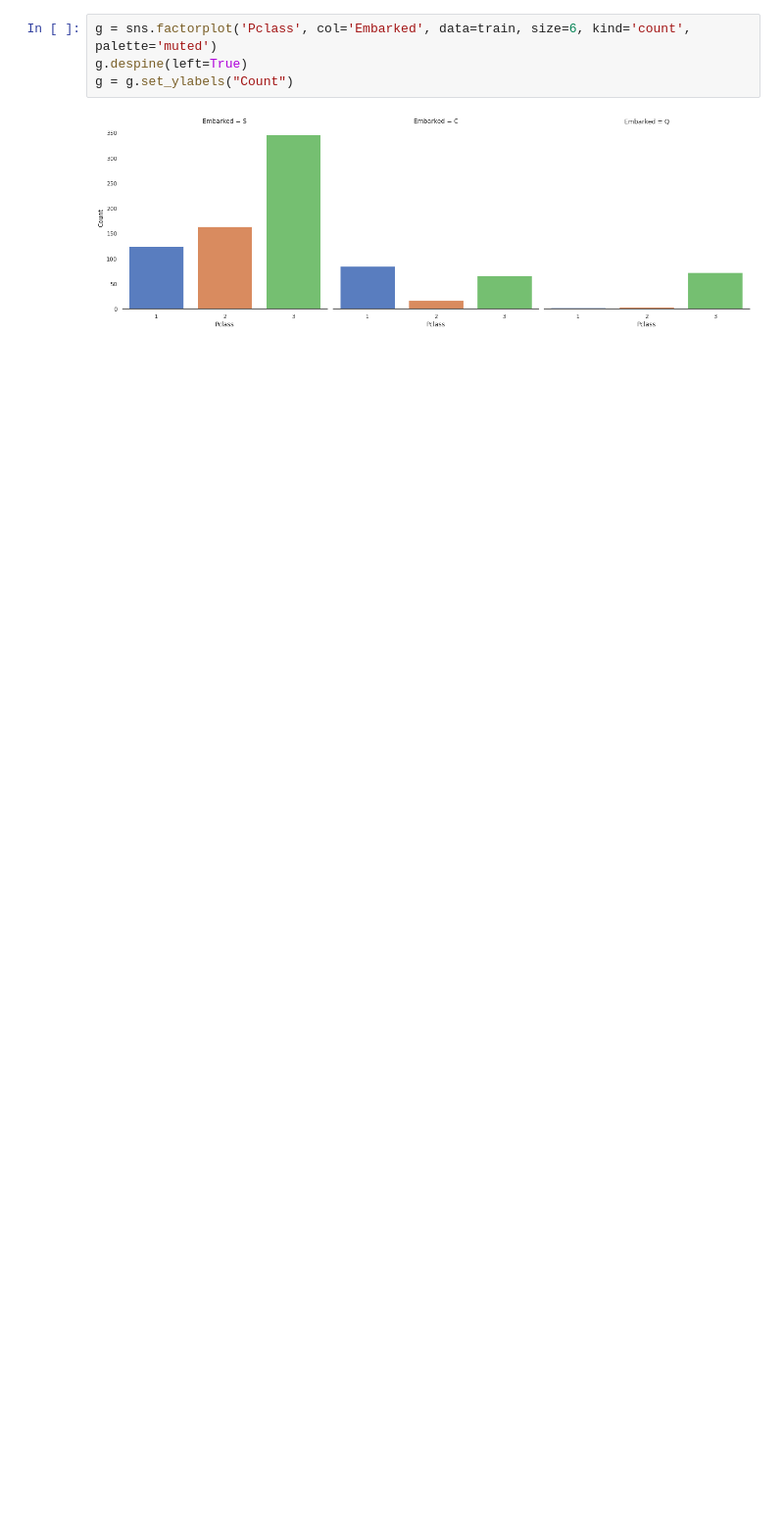
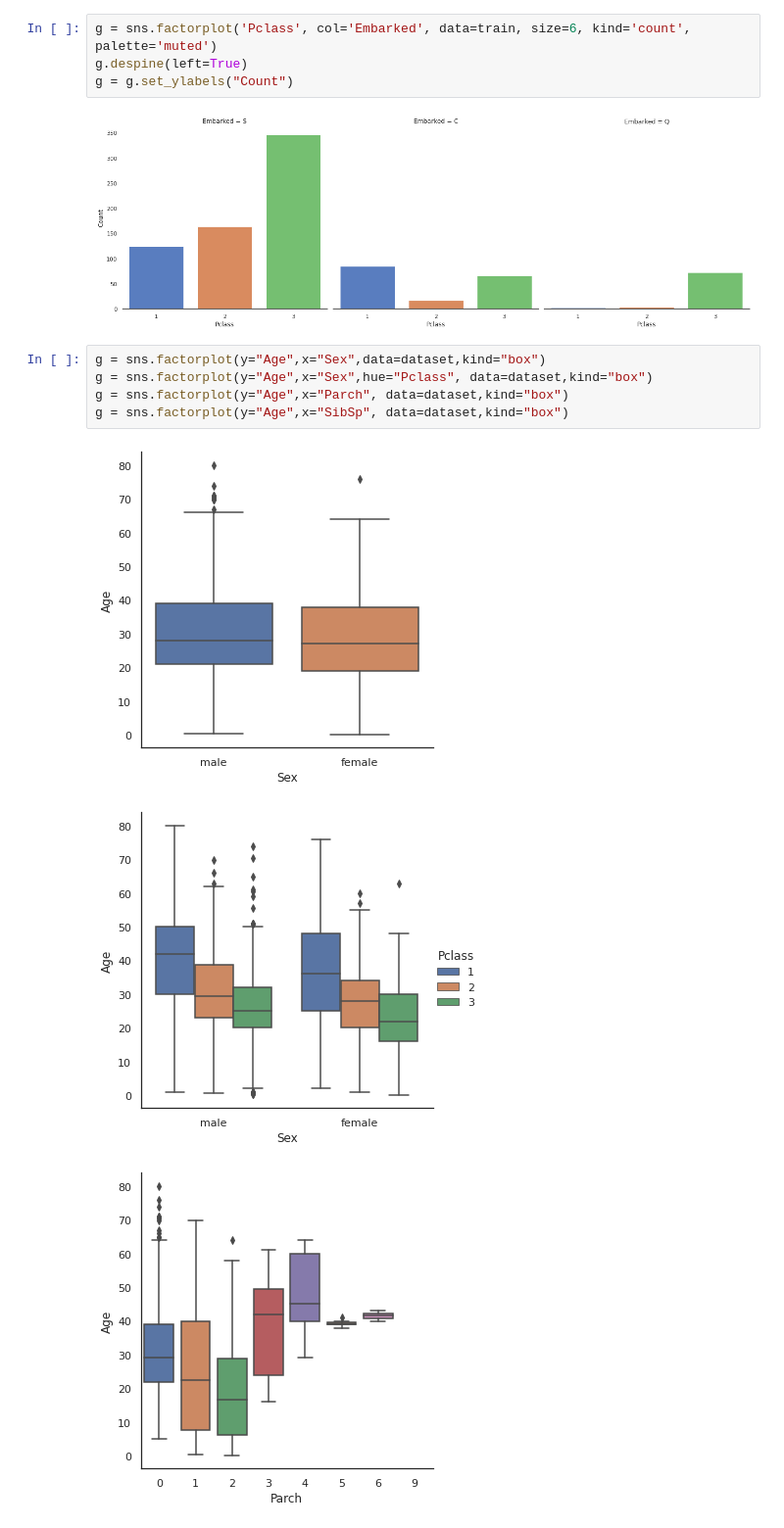
Before and after one commit to Library-of-jade/Kaggle_practice, a Jupyter notebook: level1/first/Top4.ipynb, the cells around one changed output. Shown: that part at 98% size. Cells and saved outputs as stored; diff of their text form; blank space fills up the shorter version.

```diff
--- a/level1/first/Top4.ipynb
+++ b/level1/first/Top4.ipynb
@@ -244,3 +244,12 @@ g.despine(left=True)
 g = g.set_ylabels("Count")
 # %% [output]
 [figure]
+# %%
+g = sns.factorplot(y="Age",x="Sex",data=dataset,kind="box")
+g = sns.factorplot(y="Age",x="Sex",hue="Pclass", data=dataset,kind="box")
+g = sns.factorplot(y="Age",x="Parch", data=dataset,kind="box")
+g = sns.factorplot(y="Age",x="SibSp", data=dataset,kind="box")
+# %% [output]
+[figure, added]
+[figure, added]
+[figure, added]
```
Also changed, not shown: parts of 25 cells of this notebook.
